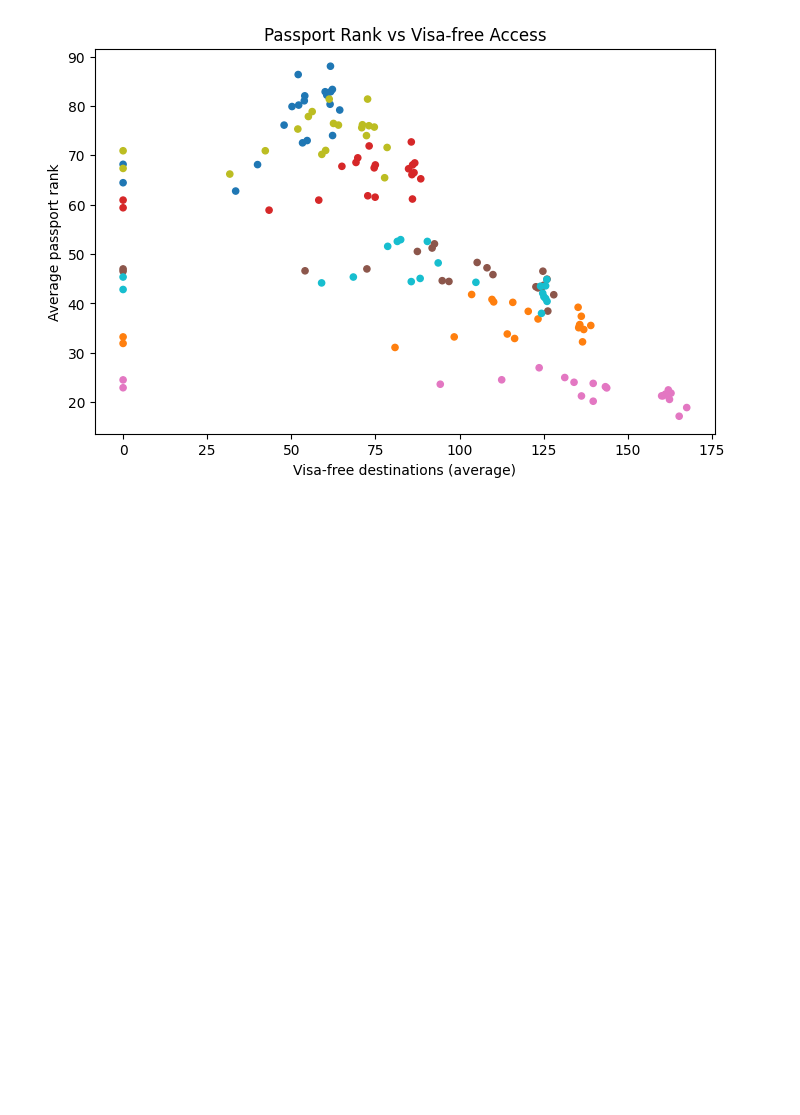
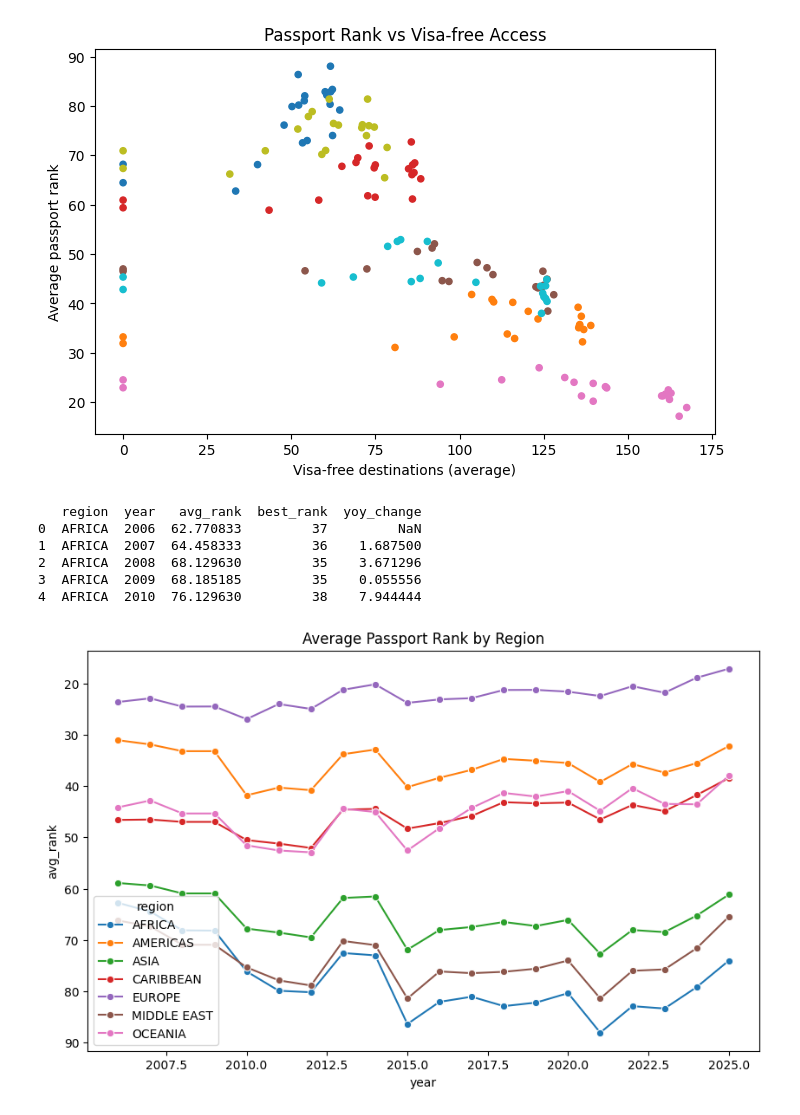
Before and after one commit to Deadpigg/dsa2101project, a Jupyter notebook: project.ipynb, the cells around one changed output. Cells and saved outputs as stored; diff of their text form; code cells hidden in the pictures; blank space fills up the shorter version.

```diff
--- a/project.ipynb
+++ b/project.ipynb
@@ -145,3 +145,31 @@ scatter_df.plot(
 # %% [output]
 <Axes: title={'center': 'Passport Rank vs Visa-free Access'}, xlabel='Visa-free destinations (average)', ylabel='Average passport rank'>
 [figure]
+# %%
+#Group according to region ie collapse the data to region year points
+region_year = rank_by_year.groupby(['region', 'year'], as_index = False).agg(avg_rank = ('rank', 'mean'), best_rank = ('rank', 'min'))
+region_year.head()
+
+region_year = (
+    region_year
+    .sort_values(['region', 'year'])
+    .assign(yoy_change=lambda df: df.groupby('region')['avg_rank'].diff())
+
+)
+
+print(region_year.head())
+
+
+plt.figure(figsize=(10,6))
+sns.lineplot(data=region_year, x='year', y='avg_rank', hue='region', marker='o')
+plt.gca().invert_yaxis()  # optional if smaller rank = stronger passport
+plt.title('Average Passport Rank by Region')
+plt.show()
+# %% [output]
+   region  year   avg_rank  best_rank  yoy_change
+0  AFRICA  2006  62.770833         37         NaN
+1  AFRICA  2007  64.458333         36    1.687500
+2  AFRICA  2008  68.129630         35    3.671296
+3  AFRICA  2009  68.185185         35    0.055556
+4  AFRICA  2010  76.129630         38    7.944444
+[figure, added]
```
Also changed, not shown: parts of 4 cells of this notebook.
